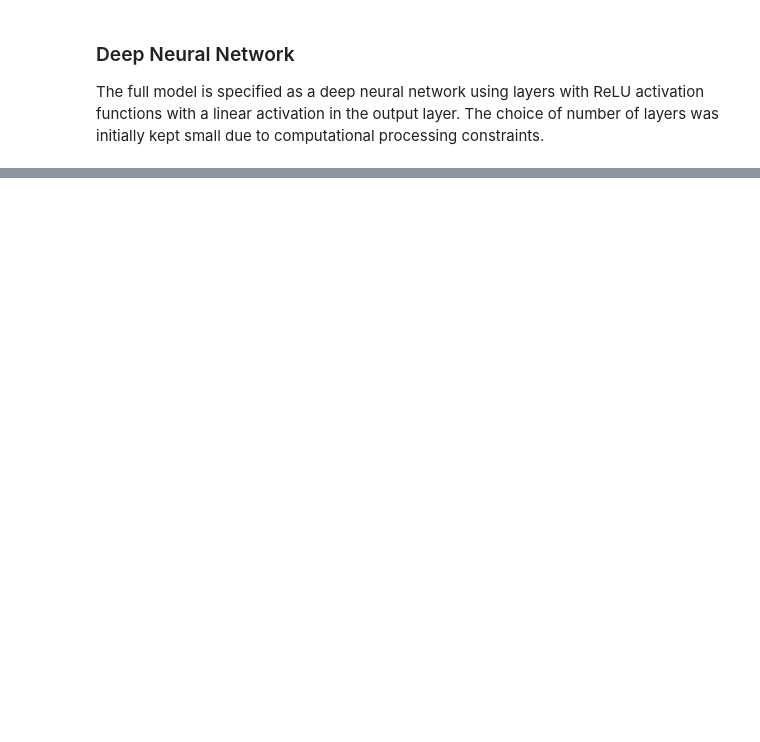
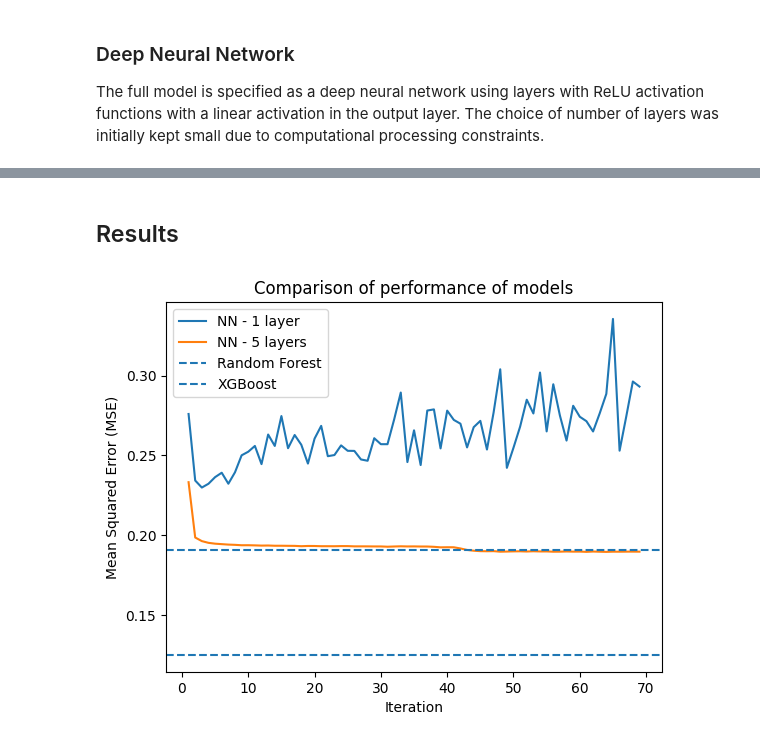
Before and after one commit to fgallagher27/GreenValueNet, a Jupyter notebook: GreenValueNet.ipynb, the cells around one changed output, grey strips where cells are left out. Drawn from its saved outputs; the diff is of its cells as text; code cells hidden in the pictures; blank space fills up the shorter version.

```diff
--- a/GreenValueNet.ipynb
+++ b/GreenValueNet.ipynb
@@ -30,7 +53,7 @@ for col in norm_cols:
     dataset[col] = normalise_values(dataset[col])
 
 # creates an arry of shape m, x, y
-x, y = create_x_y_arr(dataset, params)
+x, y, derivative_index = create_x_y_arr(dataset, params)
 # %% [markdown]
 The dataset is then split into train, dev and test sets using sci-kit learn.
 # %%
@@ -49,11 +72,11 @@ To evaluate the performance of my neural network I will run random forest and XG
 ### Random Forest
 # %%
 # run baseline random forest regression using scikit-learn
-rfr_model = random_forest_reg(
-    x_train,
-    y_train,
-    tuning=False
-)
+# rfr_model = random_forest_reg(
+#     x_train,
+#     y_train,
+#     tuning=False
+# )
 
 # now run with grid search to tune parameters
 rfr_tuned  =  random_forest_reg(
@@ -64,7 +87,7 @@ rfr_tuned  =  random_forest_reg(
 )
 
 # generate predictions and measure according to mean squared error
-rfr_pred, rfr_mse = generate_pred_metric(rfr_model, mean_squared_error, x_dev, y_dev)
+# rfr_pred, rfr_mse = generate_pred_metric(rfr_model, mean_squared_error, x_dev, y_dev)
 rfr_t_pred, rfr_t_mse = generate_pred_metric(rfr_tuned, mean_squared_error, x_dev, y_dev)
 # %% [markdown]
 ### XGBoost
@@ -89,7 +112,9 @@ A single hidden layer with ReLU activation is used with a linear output layer.
 single_nn = neural_net(
     x_train,
     y_train,
+    learning_rate = 0.001,
     n_hidden_units = n_hidden_units,
     epochs = epochs,
     validation_data = (x_dev, y_dev)
 )
+single_nn.summary()
@@ -103,8 +129,9 @@ The full model is specified as a deep neural network using layers with ReLU acti
 deep_nn = neural_net(
     x_train,
     y_train,
-    n_layers = 5,
+    n_layers = 10,
     n_hidden_units = n_hidden_units,
-    epochs = epochs,
+    epochs = 100,
     validation_data = (x_dev, y_dev)
 )
+deep_nn.summary()
@@ -114,0 +156,16 @@ deep_nn.export(model_dir / "deep_nn.tf") # check this file ending
+# %% [markdown]
+## Results
+# %%
+nn_dict = {
+    'NN - 1 layer': single_nn.history.history['loss'],
+    'NN - 5 layers': deep_nn.history.history['loss']
+}
+baseline_dict = {
+    'Random Forest': rfr_mse,
+    # 'Random Forest (tuned)': rfr_t_mse,
+    'XGBoost': xgb_mse
+}
+
+generate_plot(nn_dict, baseline_dict)
+# %% [output]
+[figure, added]
```
Also changed, not shown: parts of 10 cells of this notebook, 14 other files.
